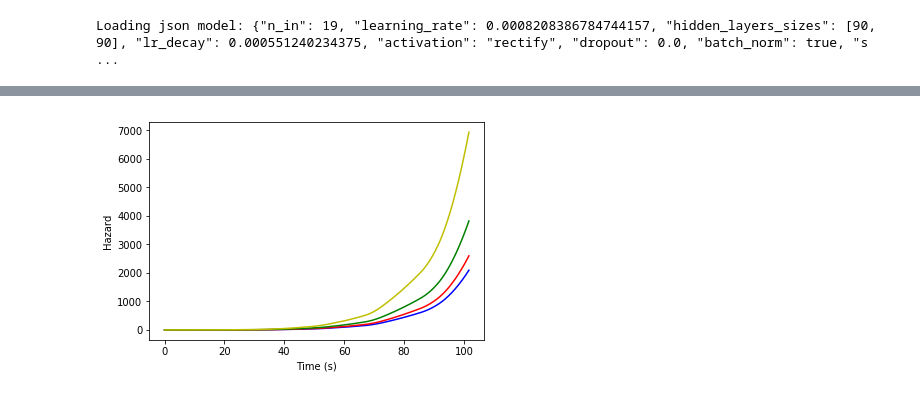
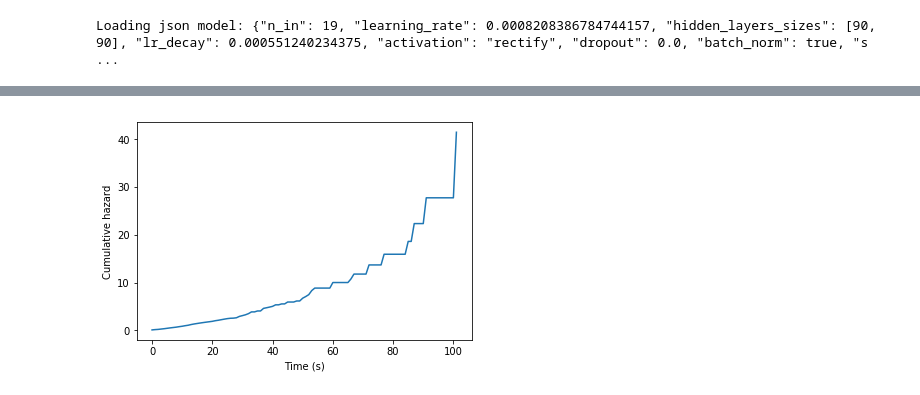
Before and after one commit to arashk1990/ProjectVR, a Jupyter notebook: models/WaitTimeCalculation.ipynb, the cells around one changed output, grey strips where cells are left out. Saved outputs shown, nothing was run; the diff lists cells and outputs as text; code cells hidden in the pictures.

```diff
--- a/models/WaitTimeCalculation.ipynb
+++ b/models/WaitTimeCalculation.ipynb
@@ -123,10 +120,0 @@ array([3.14828673e-02, 3.17051163e-02, 3.19771987e-02, ...,
-# %%
-plt.xlabel('Time (s)')
-plt.ylabel('Hazard')
-plt.plot(discreteTimes,cumhazard(xtrain[0:1,0:network.hyperparams['n_in']]),'b')
-plt.plot(discreteTimes, cumhazard(xtrain[1:2,0:network.hyperparams['n_in']]), 'r')
-plt.plot(discreteTimes, cumhazard(xtrain[2:3,0:network.hyperparams['n_in']]), 'g')
-plt.plot(discreteTimes, cumhazard(xtrain[3:4,0:network.hyperparams['n_in']]), 'y')
-plt.show()
-# %% [output]
-[figure, removed]
@@ -136,0 +121,11 @@ def survfunction(cumhazard,t):
+# %%
+#Cumulative Hazard function (integral of baseline*partial over time)
+BaseoverTimes = np.array(basehazard)
+CumBase = np.cumsum(BaseoverTimes)
+# %%
+plt.xlabel('Time (s)')
+plt.ylabel('Cumulative hazard')
+plt.plot(eventsDF['Times'],CumBase)
+plt.show()
+# %% [output]
+[figure, added]
```
Also changed, not shown: parts of 52 cells of this notebook.
